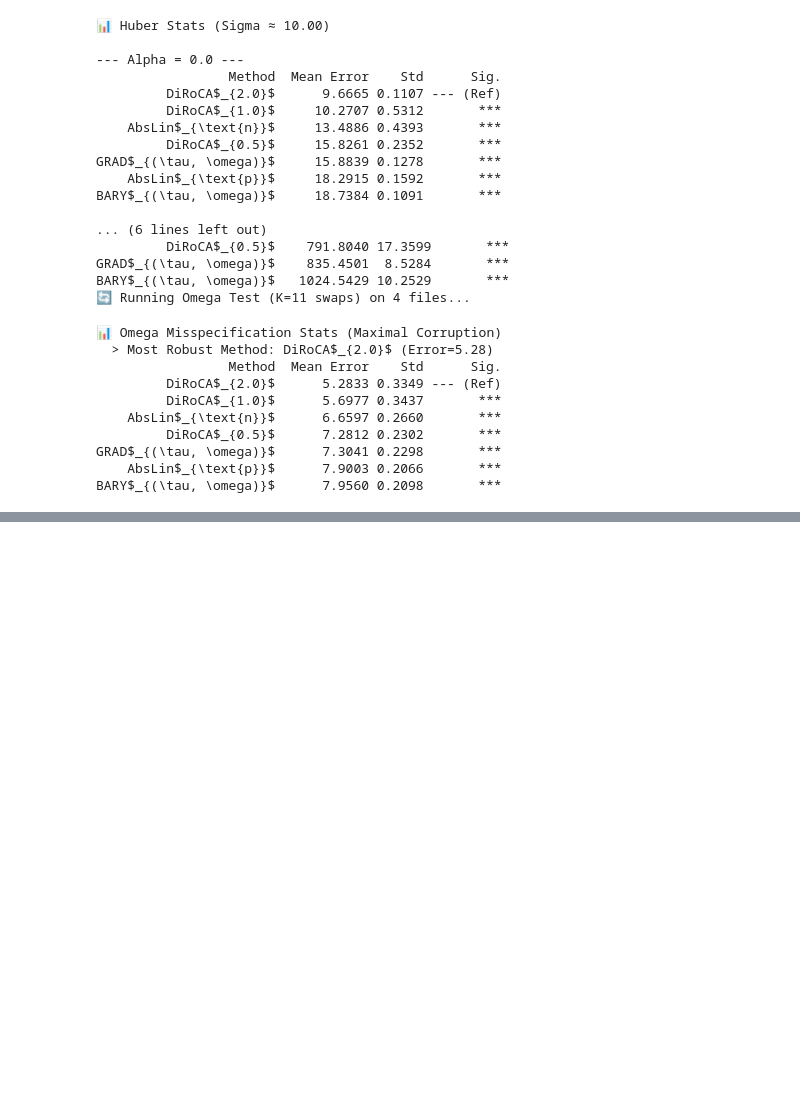
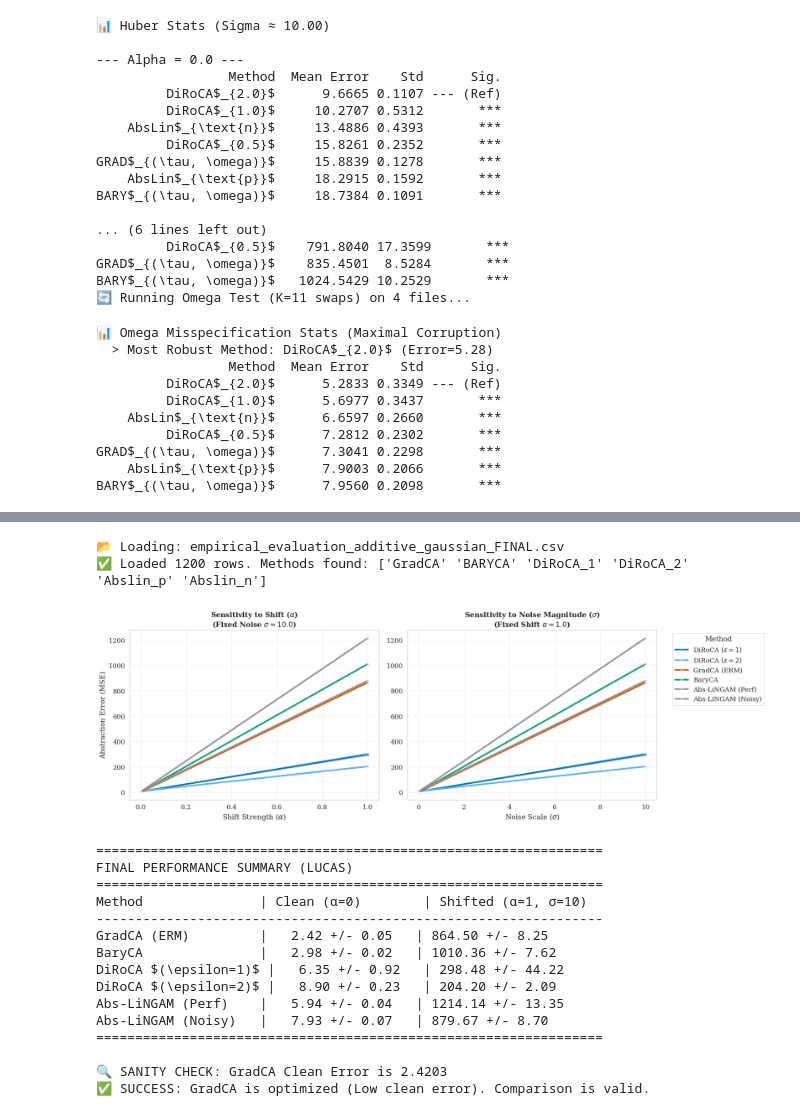
Before and after one commit to yfelekis/GenDiroca, a Jupyter notebook: huber_lucas_new.ipynb, the cells around one changed output, grey strips where cells are left out. Drawn from its saved outputs; the diff is of its cells as text; code cells hidden in the pictures; blank space fills up the shorter version.

```diff
--- a/huber_lucas_new.ipynb
+++ b/huber_lucas_new.ipynb
@@ -480,0 +660,38 @@ BARY$_{(\tau, \omega)}$      7.9560 0.2098       ***
+# %%
+# 1. Load Data
+df = load_latest_results(distribution="gaussian")
+
+if df is not None:
+    # 2. Generate Plots
+    plot_robustness_curves(df)
+
+    # 3. Generate Table
+    print_comparison_table(df)
+
+    # 4. Quick Check for the GradCA "Baseline" Issue
+    grad_clean = df[(df['method'] == 'GradCA') & (np.isclose(df['alpha'], 0.0))]['error'].mean()
+    print(f"\n🔍 SANITY CHECK: GradCA Clean Error is {grad_clean:.4f}")
+    if grad_clean < 3.0:
+        print("✅ SUCCESS: GradCA is optimized (Low clean error). Comparison is valid.")
+    else:
+        print("❌ WARNING: GradCA error is high (>3.0). It matches the unoptimized baseline.")
+        print("   Action: Re-run optimization forcing --gradca-eta-min 0.01")
+# %% [output]
+📂 Loading: empirical_evaluation_additive_gaussian_FINAL.csv
+✅ Loaded 1200 rows. Methods found: ['GradCA' 'BARYCA' 'DiRoCA_1' 'DiRoCA_2' 'Abslin_p' 'Abslin_n']
+[figure, added]
+=================================================================
+FINAL PERFORMANCE SUMMARY (LUCAS)
+=================================================================
+Method               | Clean (α=0)        | Shifted (α=1, σ=10)
+-----------------------------------------------------------------
+GradCA (ERM)         |   2.42 +/- 0.05   | 864.50 +/- 8.25
+BaryCA               |   2.98 +/- 0.02   | 1010.36 +/- 7.62
+DiRoCA $(\epsilon=1)$ |   6.35 +/- 0.92   | 298.48 +/- 44.22
+DiRoCA $(\epsilon=2)$ |   8.90 +/- 0.23   | 204.20 +/- 2.09
+Abs-LiNGAM (Perf)    |   5.94 +/- 0.04   | 1214.14 +/- 13.35
+Abs-LiNGAM (Noisy)   |   7.93 +/- 0.07   | 879.67 +/- 8.70
+=================================================================
+
+🔍 SANITY CHECK: GradCA Clean Error is 2.4203
+✅ SUCCESS: GradCA is optimized (Low clean error). Comparison is valid.
```
Also changed, not shown: parts of 28 cells of this notebook, 30 other files.
